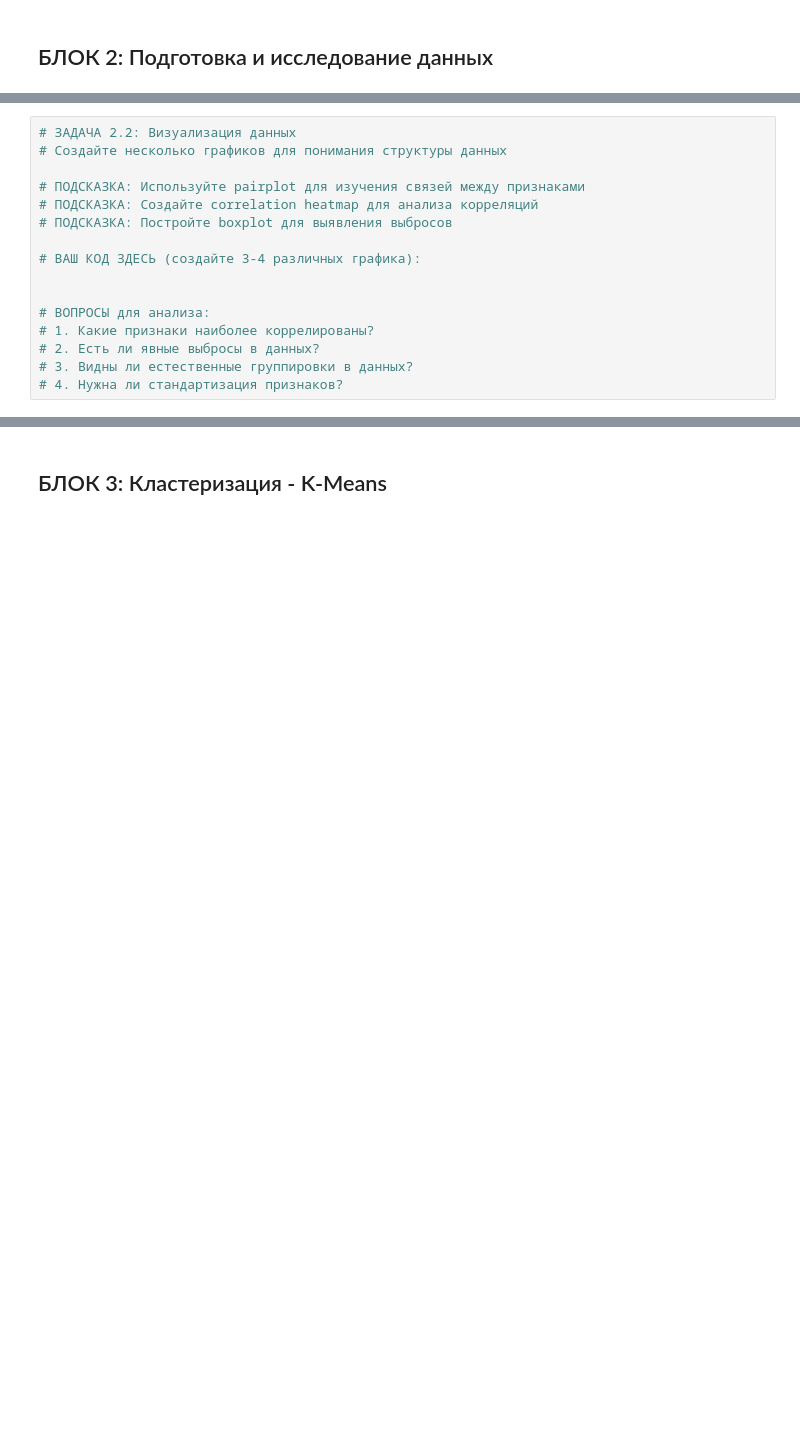
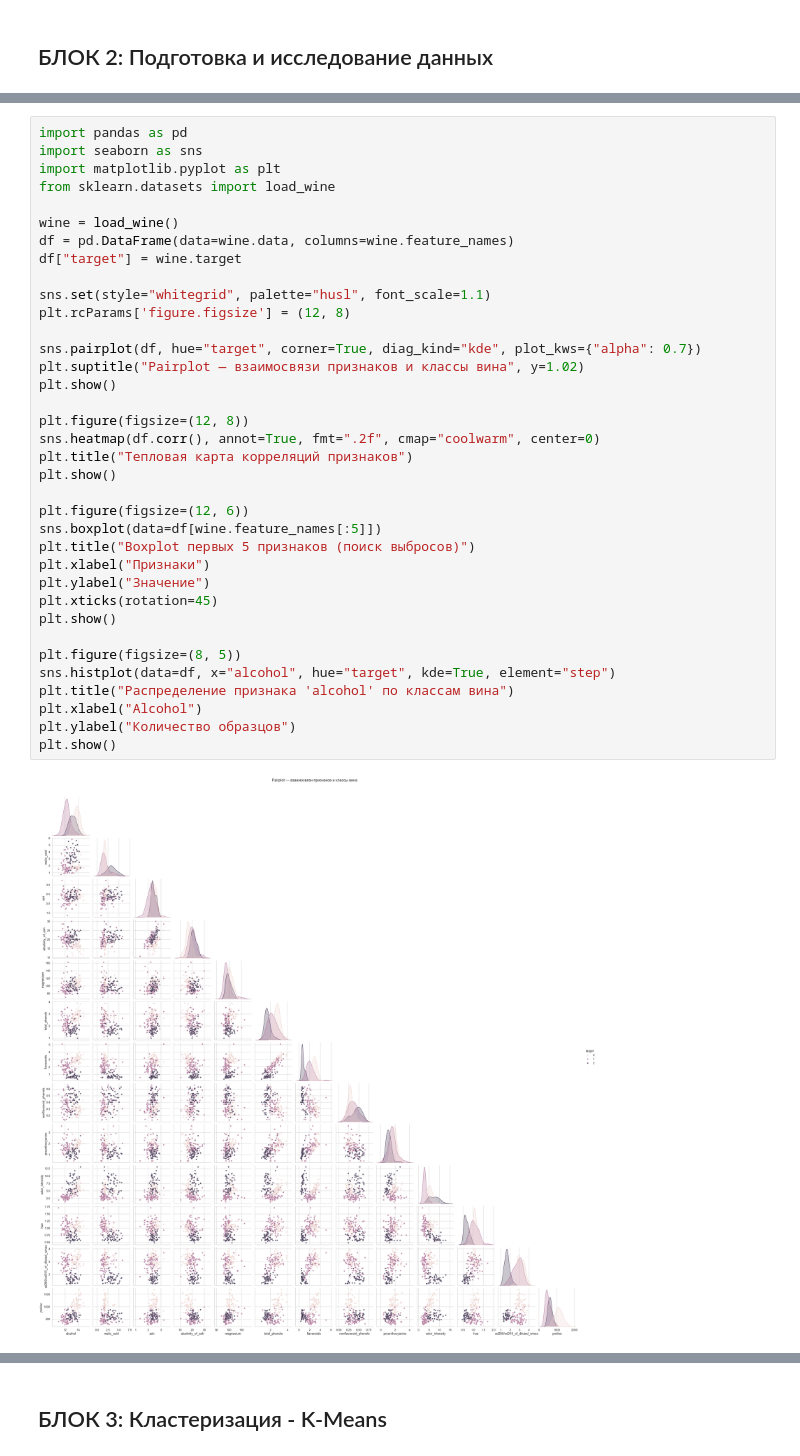
Before and after one commit to rtlssp/iad_pr5, a Jupyter notebook: unsupervised_learning_practice_ru.ipynb, the cells around one changed output, grey strips where cells are left out. Saved outputs shown, nothing was run; the diff lists cells and outputs as text; blank space fills up the shorter version.

```diff
--- a/unsupervised_learning_practice_ru.ipynb
+++ b/unsupervised_learning_practice_ru.ipynb
@@ -86,16 +120,38 @@ print("Библиотеки машинного обучения загружен
 # %%
-# ЗАДАЧА 2.2: Визуализация данных
-# Создайте несколько графиков для понимания структуры данных
+import pandas as pd
+import seaborn as sns
+import matplotlib.pyplot as plt
+from sklearn.datasets import load_wine
 
-# ПОДСКАЗКА: Используйте pairplot для изучения связей между признаками
-# ПОДСКАЗКА: Создайте correlation heatmap для анализа корреляций
-# ПОДСКАЗКА: Постройте boxplot для выявления выбросов
+wine = load_wine()
+df = pd.DataFrame(data=wine.data, columns=wine.feature_names)
+df["target"] = wine.target
 
-# ВАШ КОД ЗДЕСЬ (создайте 3-4 различных графика):
+sns.set(style="whitegrid", palette="husl", font_scale=1.1)
+plt.rcParams['figure.figsize'] = (12, 8)
 
+sns.pairplot(df, hue="target", corner=True, diag_kind="kde", plot_kws={"alpha": 0.7})
+plt.suptitle("Pairplot — взаимосвязи признаков и классы вина", y=1.02)
+plt.show()
 
-# ВОПРОСЫ для анализа:
-# 1. Какие признаки наиболее коррелированы?
-# 2. Есть ли явные выбросы в данных?
-# 3. Видны ли естественные группировки в данных?
-# 4. Нужна ли стандартизация признаков?
+plt.figure(figsize=(12, 8))
+sns.heatmap(df.corr(), annot=True, fmt=".2f", cmap="coolwarm", center=0)
+plt.title("Тепловая карта корреляций признаков")
+plt.show()
+
+plt.figure(figsize=(12, 6))
+sns.boxplot(data=df[wine.feature_names[:5]])
+plt.title("Boxplot первых 5 признаков (поиск выбросов)")
+plt.xlabel("Признаки")
+plt.ylabel("Значение")
+plt.xticks(rotation=45)
+plt.show()
+
+plt.figure(figsize=(8, 5))
+sns.histplot(data=df, x="alcohol", hue="target", kde=True, element="step")
+plt.title("Распределение признака 'alcohol' по классам вина")
+plt.xlabel("Alcohol")
+plt.ylabel("Количество образцов")
+plt.show()
+# %% [output]
+[figure, added]
```
Also changed, not shown: parts of 19 cells of this notebook, 1 other file.
